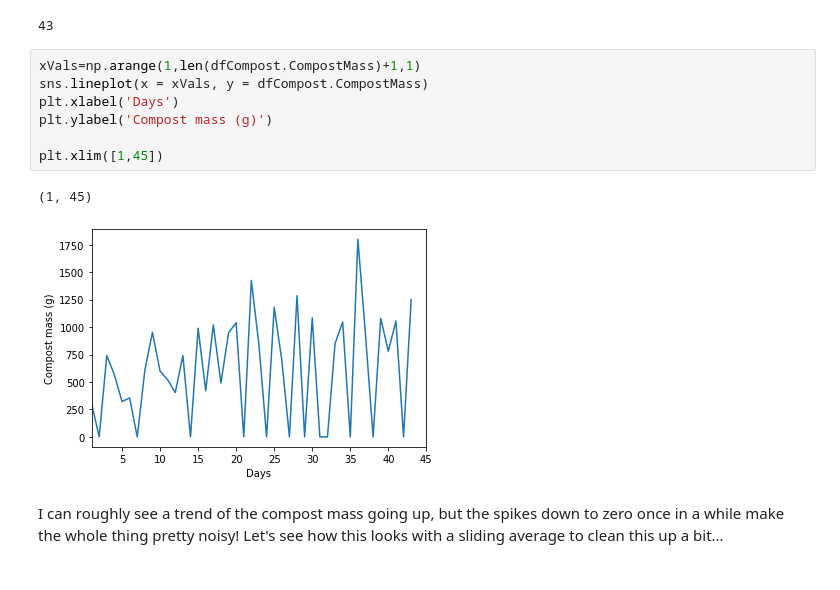
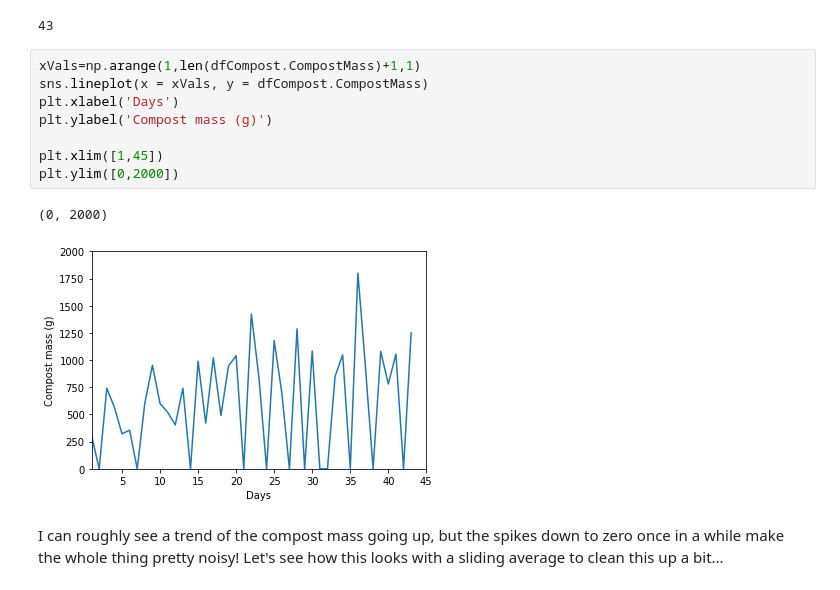
Before and after one commit to ptizei/MiscAnalyses, a Jupyter notebook: CompostAnalysesForBlogpost.ipynb, the cells around one changed output. Saved outputs shown, nothing was run; the diff lists cells and outputs as text.

```diff
--- a/CompostAnalysesForBlogpost.ipynb
+++ b/CompostAnalysesForBlogpost.ipynb
@@ -63,13 +63,14 @@ len(dfCompost.CompostMass)
 # %%
 xVals=np.arange(1,len(dfCompost.CompostMass)+1,1)
 sns.lineplot(x = xVals, y = dfCompost.CompostMass)
 plt.xlabel('Days')
 plt.ylabel('Compost mass (g)')
 
 plt.xlim([1,45])
+plt.ylim([0,2000])
 # %% [output]
-(1, 45)
+(0, 2000)
-[figure, old version]
+[figure, new version]
 # %% [markdown]
 I can roughly see a trend of the compost mass going up, but the spikes down to zero once in a while make the whole thing pretty noisy! Let's see how this looks with a sliding average to clean this up a bit...
 # %%
```
